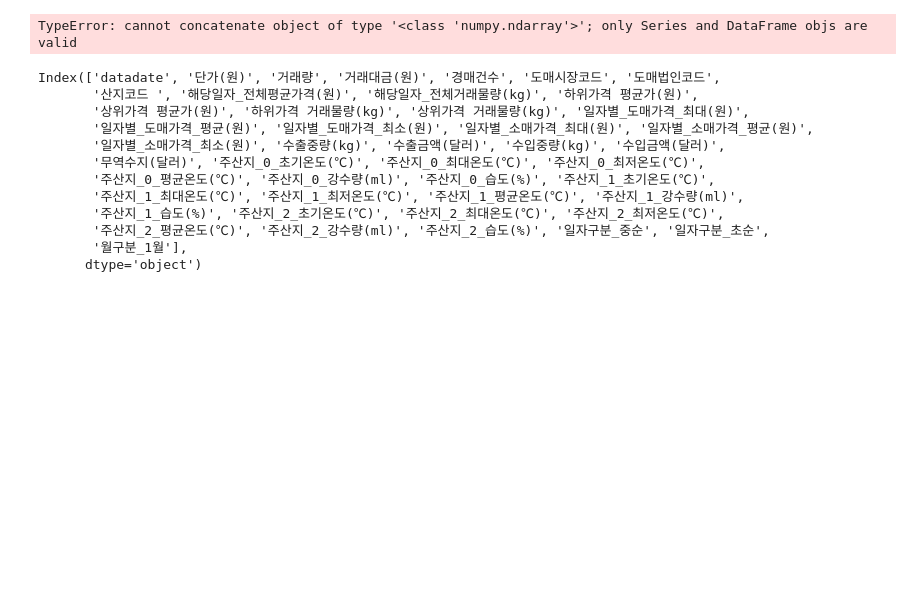
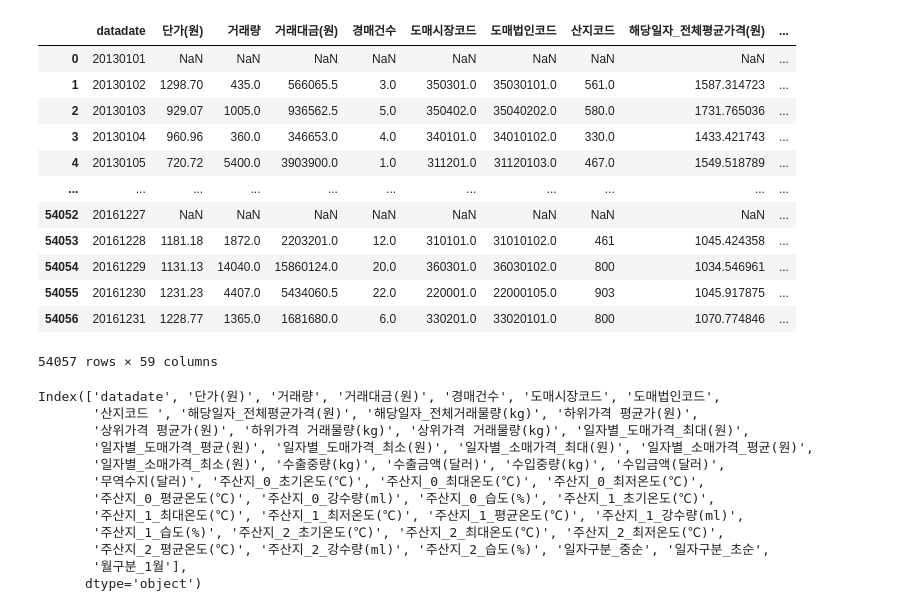
Before and after one commit to hjongc/competitions, a Jupyter notebook: nongnet/pf_tft_try.ipynb, the cells around one changed output. Saved outputs shown, nothing was run; the diff lists cells and outputs as text; code cells hidden in the pictures; blank space fills up the shorter version.

```diff
--- a/nongnet/pf_tft_try.ipynb
+++ b/nongnet/pf_tft_try.ipynb
@@ -32,25 +32,32 @@ test_list = glob('./aT_data/data/test/set_0/*.csv')
 # %%
 # feature engineering
 # 함수 정의하기.
 
 df_train = pd.DataFrame()
 
 for i in train_list:
     group_id = i.split("_")[-1].split(".")[0]
     tmp = pd.read_csv(i)
 
-    tmp = tmp.replace(' ', np.nan)
-
-    scaler = RobustScaler()
-    tmp = scaler.fit_transform(tmp)
-
-    # tmp['group_id'] = group_id
+    tmp['group_id'] = group_id
 
     df_train = pd.concat([df_train, tmp], ignore_index= True)
 
 df_train
 # %% [output]
+|  | datadate | 단가(원) | 거래량 | 거래대금(원) | 경매건수 | 도매시장코드 | 도매법인코드 | 산지코드 | 해당일자_전체평균가격(원) | ... |
+| 0 | 20130101 | NaN | NaN | NaN | NaN | NaN | NaN | NaN | NaN | ... |
+| 1 | 20130102 | 1298.70 | 435.0 | 566065.5 | 3.0 | 350301.0 | 35030101.0 | 561.0 | 1587.314723 | ... |
+| 2 | 20130103 | 929.07 | 1005.0 | 936562.5 | 5.0 | 350402.0 | 35040202.0 | 580.0 | 1731.765036 | ... |
+| 3 | 20130104 | 960.96 | 360.0 | 346653.0 | 4.0 | 340101.0 | 34010102.0 | 330.0 | 1433.421743 | ... |
+| 4 | 20130105 | 720.72 | 5400.0 | 3903900.0 | 1.0 | 311201.0 | 31120103.0 | 467.0 | 1549.518789 | ... |
+| ... | ... | ... | ... | ... | ... | ... | ... | ... | ... | ... |
+| 54052 | 20161227 | NaN | NaN | NaN | NaN | NaN | NaN | NaN | NaN | ... |
+| 54053 | 20161228 | 1181.18 | 1872.0 | 2203201.0 | 12.0 | 310101.0 | 31010102.0 | 461 | 1045.424358 | ... |
+| 54054 | 20161229 | 1131.13 | 14040.0 | 15860124.0 | 20.0 | 360301.0 | 36030102.0 | 800 | 1034.546961 | ... |
+| 54055 | 20161230 | 1231.23 | 4407.0 | 5434060.5 | 22.0 | 220001.0 | 22000105.0 | 903 | 1045.917875 | ... |
+| 54056 | 20161231 | 1228.77 | 1365.0 | 1681680.0 | 6.0 | 330201.0 | 33020101.0 | 800 | 1070.774846 | ... |
-TypeError: cannot concatenate object of type '<class 'numpy.ndarray'>'; only Series and DataFrame objs are valid
+54057 rows × 59 columns
 # %%
 df_test = pd.read_csv(test_list[0])
 df_test.columns
```
Also changed, not shown: parts of 14 cells of this notebook, 24 other files.
